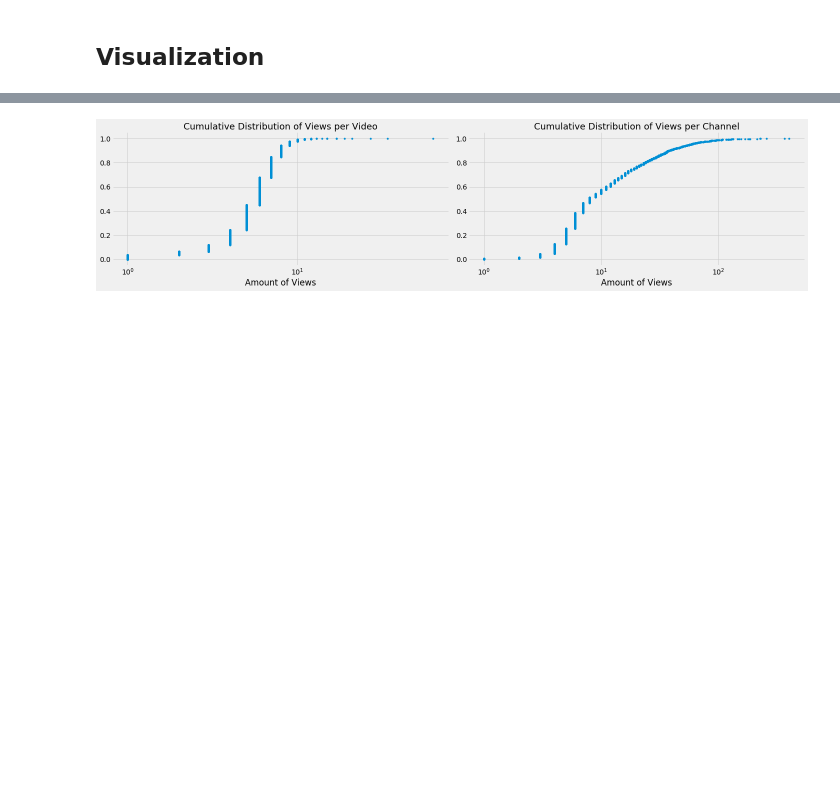
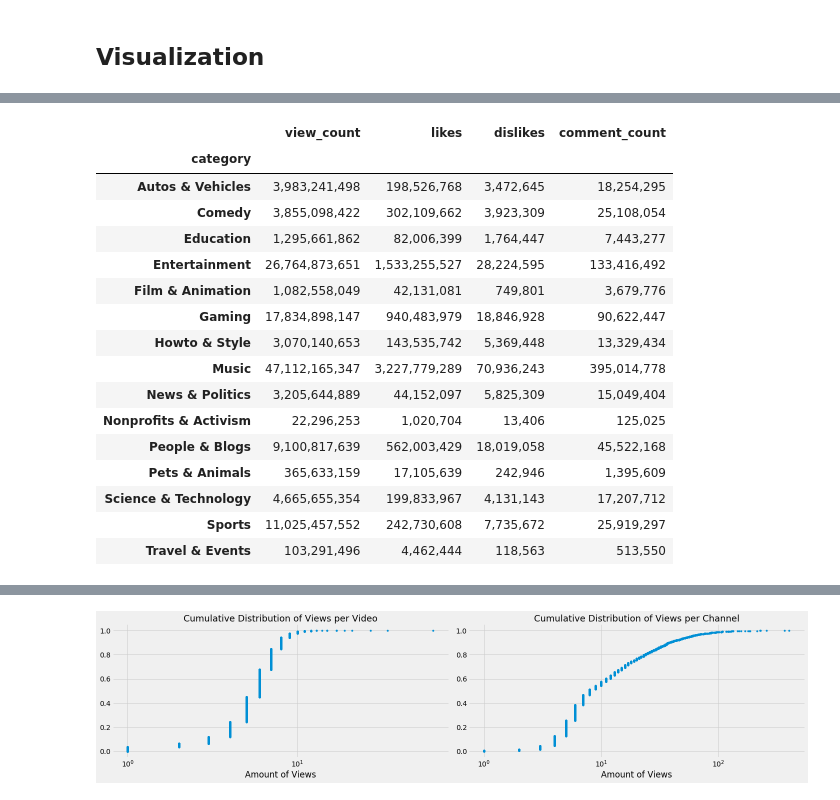
Before and after one commit to manny-p/youtube-trending-data, a Jupyter notebook: src/eda.ipynb, the cells around one changed output, grey strips where cells are left out. Saved outputs shown, nothing was run; the diff lists cells and outputs as text; code cells hidden in the pictures; blank space fills up the shorter version.

```diff
--- a/src/eda.ipynb
+++ b/src/eda.ipynb
@@ -430,0 +303,3 @@ sns.barplot(x=byCat_max_views, y=top_cat, hue=df1['category'] )
+# %%
+df2 = df1.copy()
+df2 = df2.drop(['p_year','p_month','p_day','p_month_year','t_year','t_month','t_day','t_month_year','publishedAt','title','channelTitle','tags'], axis=1)
@@ -430,0 +320,32 @@ sns.barplot(x=byCat_max_views, y=top_cat, hue=df1['category'] )
+# %%
+byCat = df2.groupby('category').sum().style.format('{0:,.0f}')
+
+
+byCat.highlight_max(color='rgba(255, 225, 107, 1)')
+byCat.highlight_min(color='hsla(2, 100%, 71%, 1)')
+
+
+# def highlight(val):
+#     yellow = 'background-color: yellow' if val > 1000**3.5 else ''
+# #     yellow = 'background-color: yellow' if val >  else ''
+#     return yellow
+
+# byCat.applymap(highlight)
+# %% [output]
+|  | view_count | likes | dislikes | comment_count |
+| category |  |  |  |  |
+| Autos & Vehicles | 3,983,241,498 | 198,526,768 | 3,472,645 | 18,254,295 |
+| Comedy | 3,855,098,422 | 302,109,662 | 3,923,309 | 25,108,054 |
+| Education | 1,295,661,862 | 82,006,399 | 1,764,447 | 7,443,277 |
+| Entertainment | 26,764,873,651 | 1,533,255,527 | 28,224,595 | 133,416,492 |
+| Film & Animation | 1,082,558,049 | 42,131,081 | 749,801 | 3,679,776 |
+| Gaming | 17,834,898,147 | 940,483,979 | 18,846,928 | 90,622,447 |
+| Howto & Style | 3,070,140,653 | 143,535,742 | 5,369,448 | 13,329,434 |
+| Music | 47,112,165,347 | 3,227,779,289 | 70,936,243 | 395,014,778 |
+| News & Politics | 3,205,644,889 | 44,152,097 | 5,825,309 | 15,049,404 |
+| Nonprofits & Activism | 22,296,253 | 1,020,704 | 13,406 | 125,025 |
+| People & Blogs | 9,100,817,639 | 562,003,429 | 18,019,058 | 45,522,168 |
+| Pets & Animals | 365,633,159 | 17,105,639 | 242,946 | 1,395,609 |
+| Science & Technology | 4,665,655,354 | 199,833,967 | 4,131,143 | 17,207,712 |
+| Sports | 11,025,457,552 | 242,730,608 | 7,735,672 | 25,919,297 |
+| Travel & Events | 103,291,496 | 4,462,444 | 118,563 | 513,550 |
```
Also changed, not shown: parts of 32 cells of this notebook.
